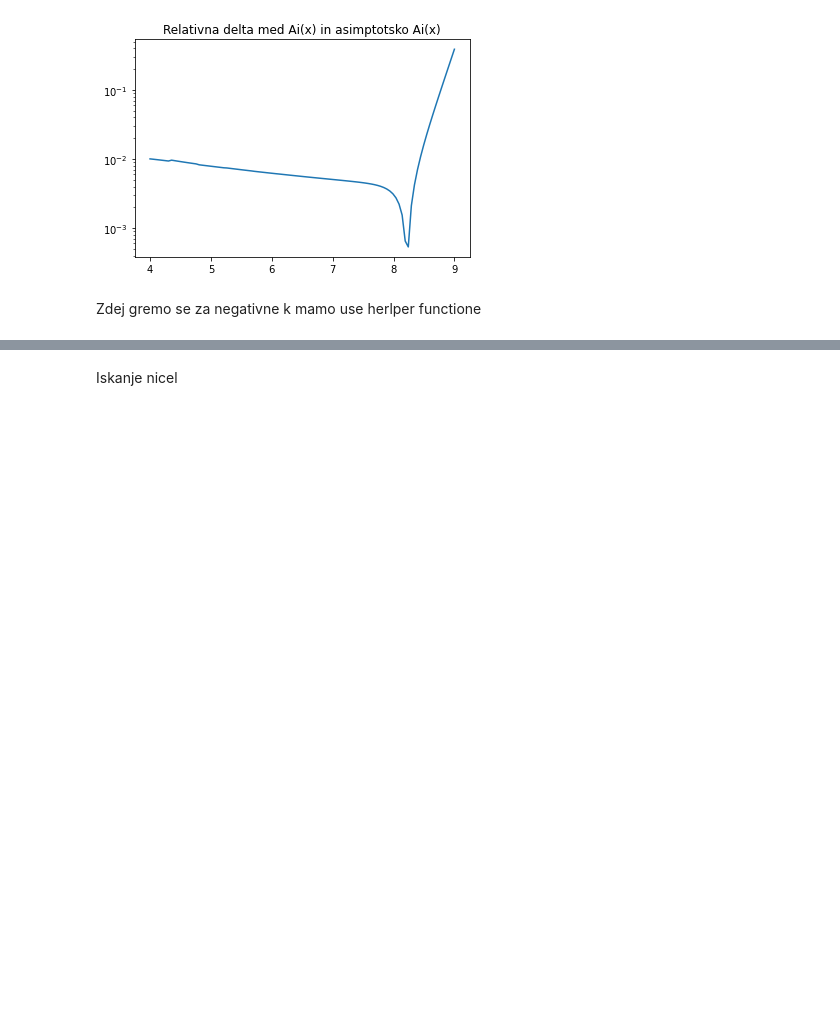
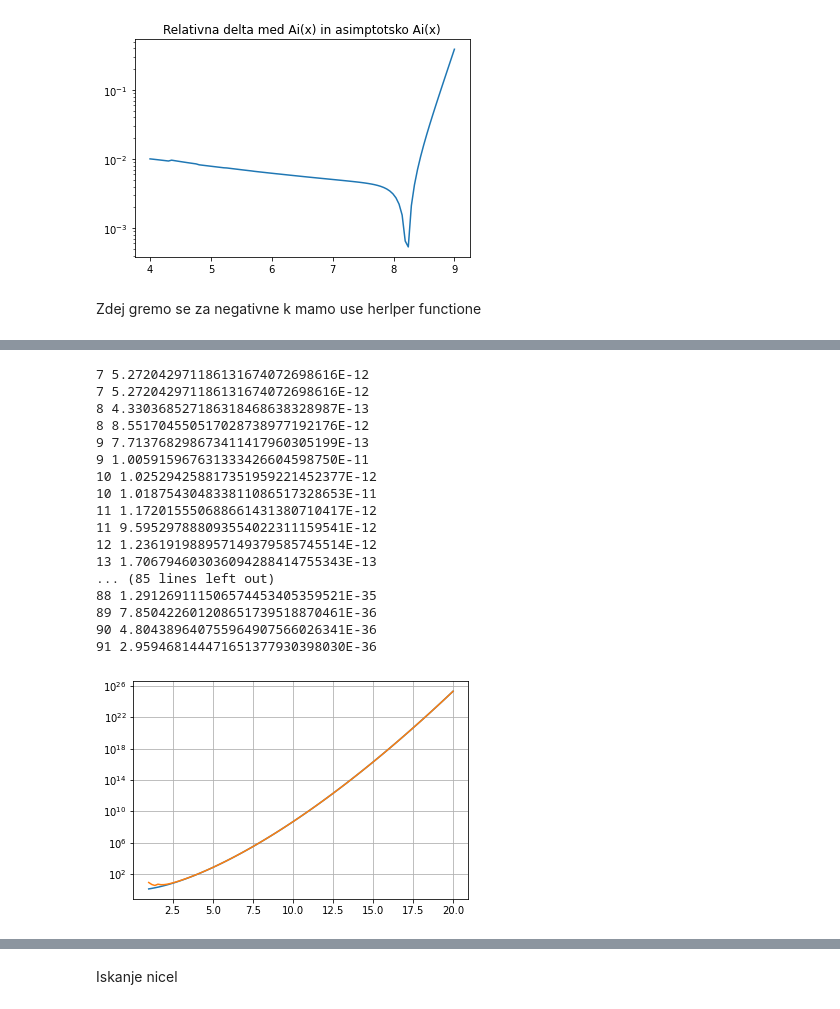
Before and after one commit to gregpr07/mafijski-praktikum, a Jupyter notebook: 1 - Aeryjeve funkcije/aeryjeve.ipynb, the cells around one changed output, grey strips where cells are left out. Drawn from its saved outputs; the diff is of its cells as text; code cells hidden in the pictures; blank space fills up the shorter version.

```diff
--- a/1 - Aeryjeve funkcije/aeryjeve.ipynb
+++ b/1 - Aeryjeve funkcije/aeryjeve.ipynb
@@ -182,8 +213,9 @@ def A_i_big_x(x, maxSteps = 1000):
 
         steps += 1
 
-    # print(steps)
-    return Ai
+    # print(steps, new_delta/new_Ai)
+    # new delta is maximum precision kinda
+    return Ai, new_delta
 
 
 def B_i_big_x(x, maxSteps=1000):
@@ -206,8 +238,12 @@ def B_i_big_x(x, maxSteps=1000):
 
         steps += 1
 
-    # print(steps)
-    return Bi
+    # print(steps, new_delta/new_Bi)
+    return Bi, new_delta
+
+
+A_i_big_x_vec = np.vectorize(A_i_big_x)
+B_i_big_x_vec = np.vectorize(B_i_big_x)
 # %%
 # L(0.5, 12)
 # P(0.5, 50)
@@ -317,0 +397,41 @@ plt.show()
+# %%
+t = np.linspace(1, 20, 100)
+
+A_i, B_i, k = A_B_i(t, D(100000), 10)
+
+# Ai_asimptotika = Ai_negativni_x(t)
+Bi_asimptotika, Bi_errors = B_i_big_x_vec(t)
+
+# plt.plot(t, A_i)
+plt.plot(t, B_i)
+# plt.plot(t, Ai_asimptotika)
+plt.plot(t, Bi_asimptotika)
+
+# plt.plot(t, np.abs(B_i - Bi_asimptotika))
+
+
+# plt.ylim([-0.7, 0.7])
+
+plt.yscale('log')
+
+plt.grid()
+plt.show()
+# %% [output]
+7 5.272042971186131674072698616E-12
+7 5.272042971186131674072698616E-12
+8 4.330368527186318468638328987E-13
+8 8.551704550517028738977192176E-12
+9 7.713768298673411417960305199E-13
+9 1.005915967631333426604598750E-11
+10 1.025294258817351959221452377E-12
+10 1.018754304833811086517328653E-11
+11 1.172015550688661431380710417E-12
+11 9.595297888093554022311159541E-12
+12 1.236191988957149379585745514E-12
+13 1.706794603036094288414755343E-13
+... (85 lines left out)
+88 1.291269111506574453405359521E-35
+89 7.850422601208651739518870461E-36
+90 4.804389640755964907566026341E-36
+91 2.959468144471651377930398030E-36
+[figure, added]
```
Also changed, not shown: parts of 19 cells of this notebook, 4 other files.
